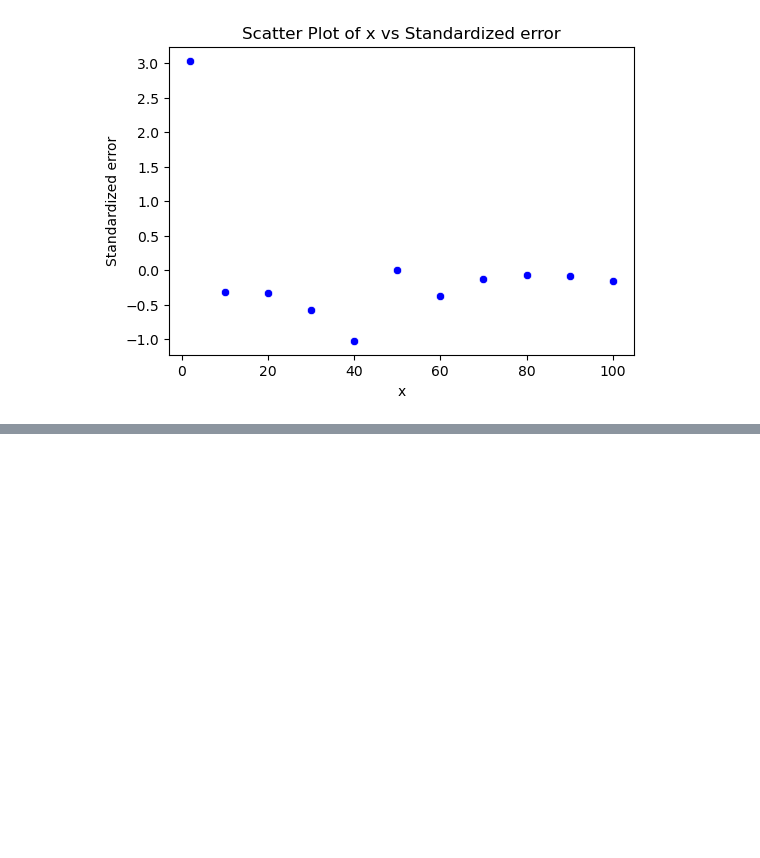
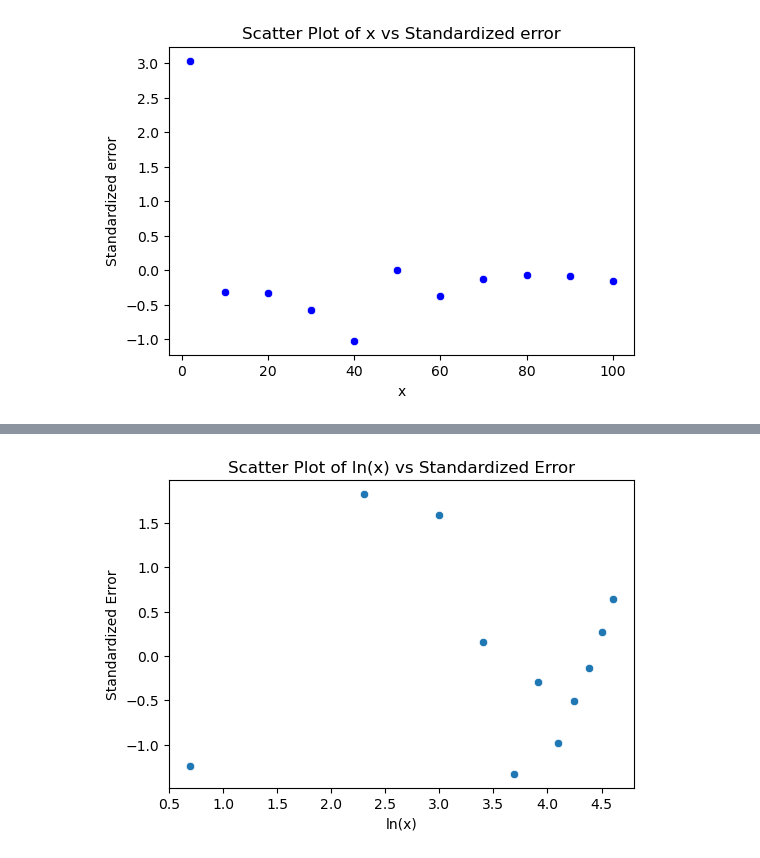
Before and after one commit to sidiquegithub/Linear-Regression, a Jupyter notebook: CODE/EXAMPLE 4 (REGRESSION WITH TRANSFORMED VARIABLE) .ipynb, the cells around one changed output, grey strips where cells are left out. Saved outputs shown, nothing was run; the diff lists cells and outputs as text; code cells hidden in the pictures; blank space fills up the shorter version.

```diff
--- a/CODE/EXAMPLE 4 (REGRESSION WITH TRANSFORMED VARIABLE) .ipynb
+++ b/CODE/EXAMPLE 4 (REGRESSION WITH TRANSFORMED VARIABLE) .ipynb
@@ -599,0 +675,7 @@ plt.show()
+# %%
+# Drop columns
+columns_to_drop = ['ln_y', 'ln predicted y', 'predicted_y', 'error', 'Standard error']
+
+df.drop(columns=columns_to_drop, inplace=True)
+
+df.head(3)
@@ -599,0 +687,8 @@ plt.show()
+# %%
+ln_x = df['ln_x'].values
+y = df['y'].values
+
+ln_x = ln_x.reshape(-1,1)
+y = y.reshape(-1,1)
+# %%
+regressor.fit(ln_x,y)
@@ -599,0 +697,8 @@ plt.show()
+# %%
+predicted_y = regressor.predict(ln_x)
+df['predicted_y'] = predicted_y
+
+df['error'] = df['y'] - df['predicted_y']
+
+# Standardized error
+df['Standard error'] = scaler.fit_transform(df[['error']])  # Already imported StandardScaler as scalar
@@ -599,0 +713,12 @@ plt.show()
+# %%
+# Scatter plot ln(x) vs Standardized error
+plt.figure(figsize=(6,4))
+sns.scatterplot(data=df, x='ln_x', y='Standard error')
+
+plt.title('Scatter Plot of ln(x) vs Standardized Error')
+plt.xlabel('ln(x)')
+plt.ylabel('Standardized Error')
+
+plt.show()
+# %% [output]
+[figure, added]
```
Also changed, not shown: parts of 32 cells of this notebook, 2 other files.
